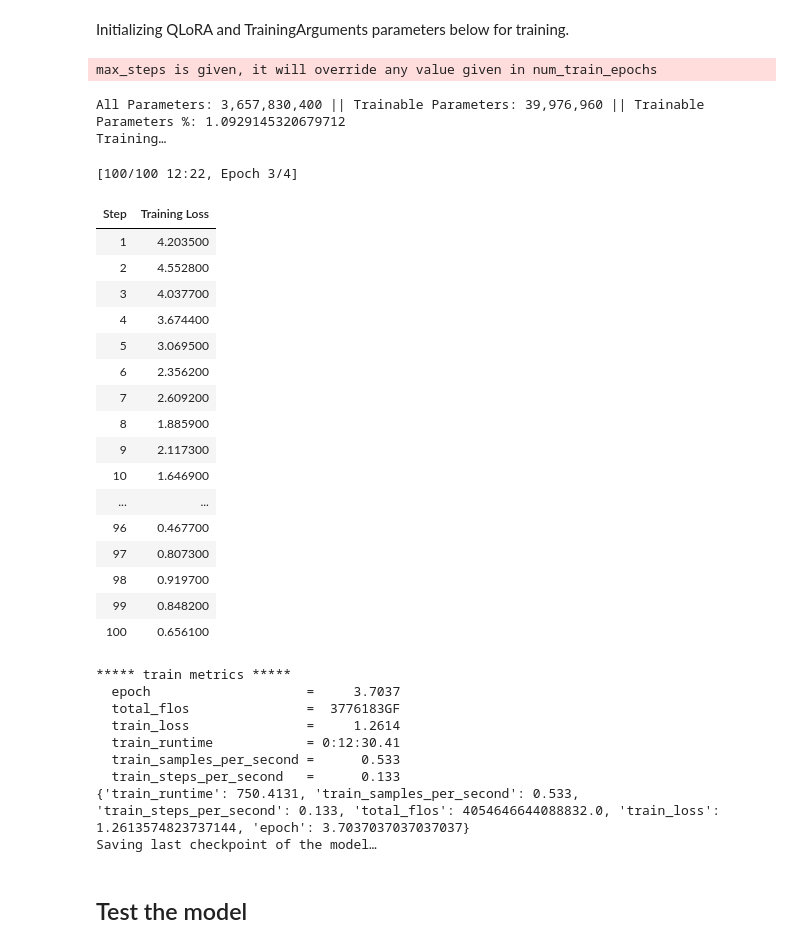
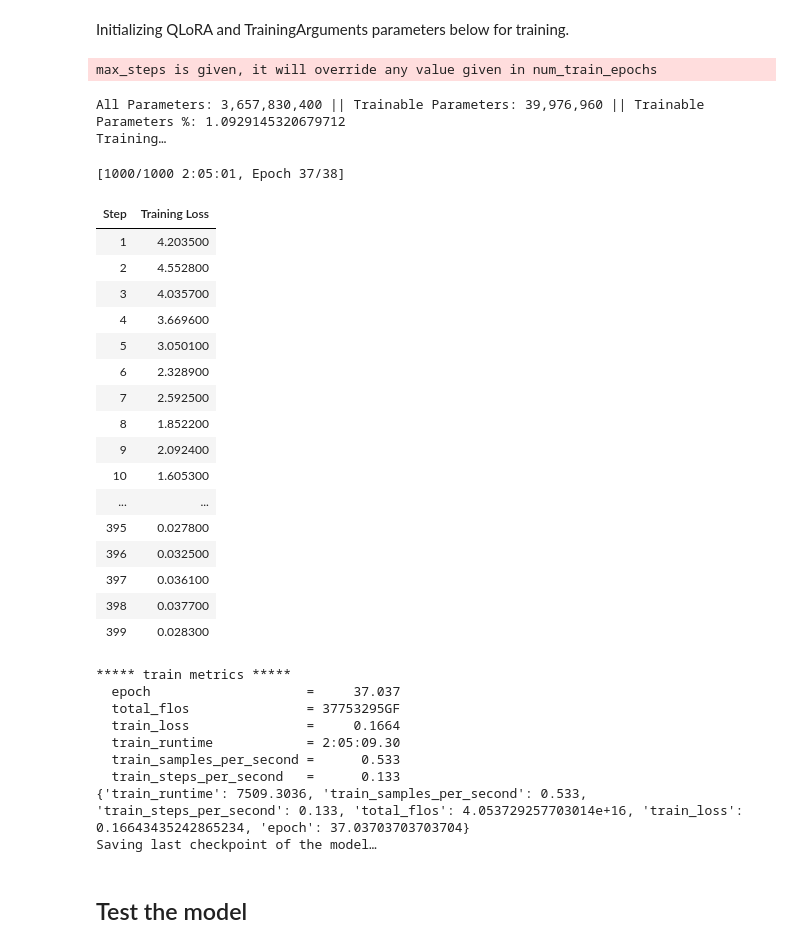
Before and after one commit to MattthiasSchedel/DAT55-Project4, a Jupyter notebook: Instruction-tuning.ipynb, the cells around one changed output. Cells and saved outputs as stored; diff of their text form; code cells hidden in the pictures.

Commit message:
new model 1000 steps

```diff
--- a/Instruction-tuning.ipynb
+++ b/Instruction-tuning.ipynb
@@ -470,7 +470,7 @@ learning_rate = 2e-4
 optim = "paged_adamw_32bit"
 
 # Number of training steps (overrides num_train_epochs)
-max_steps = 100
+max_steps = 1000
 
 # Linear warmup steps from 0 to learning_rate
 warmup_steps = 2
@@ -480,56 +480,56 @@ fp16 = True
 
 # Log every X updates steps
 logging_steps = 1
 
 """Calling the `fine_tune` function below to fine-tune or instruction-tune the pre-trained model on our preprocessed news classification instruction dataset."""
 
 fine_tune(model,
 tokenizer,
 preprocessed_dataset,
 lora_r,
 lora_alpha,
 lora_dropout,
 bias,
 task_type,
 per_device_train_batch_size,
 gradient_accumulation_steps,
 warmup_steps,
 max_steps,
 learning_rate,
 fp16,
 logging_steps,
 output_dir,
 optim)
 # %% [output]
 max_steps is given, it will override any value given in num_train_epochs
 All Parameters: 3,657,830,400 || Trainable Parameters: 39,976,960 || Trainable Parameters %: 1.0929145320679712
 Training…
-[100/100 12:22, Epoch 3/4]
+[1000/1000 2:05:01, Epoch 37/38]
 | Step | Training Loss |
 | 1 | 4.203500 |
 | 2 | 4.552800 |
-| 3 | 4.037700 |
-| 4 | 3.674400 |
-| 5 | 3.069500 |
-| 6 | 2.356200 |
-| 7 | 2.609200 |
-| 8 | 1.885900 |
-| 9 | 2.117300 |
-| 10 | 1.646900 |
+| 3 | 4.035700 |
+| 4 | 3.669600 |
+| 5 | 3.050100 |
+| 6 | 2.328900 |
+| 7 | 2.592500 |
+| 8 | 1.852200 |
+| 9 | 2.092400 |
+| 10 | 1.605300 |
 | ... | ... |
-| 96 | 0.467700 |
-| 97 | 0.807300 |
-| 98 | 0.919700 |
-| 99 | 0.848200 |
-| 100 | 0.656100 |
+| 395 | 0.027800 |
+| 396 | 0.032500 |
+| 397 | 0.036100 |
+| 398 | 0.037700 |
+| 399 | 0.028300 |
 ***** train metrics *****
-  epoch                    =     3.7037
-  total_flos               =  3776183GF
-  train_loss               =     1.2614
-  train_runtime            = 0:12:30.41
+  epoch                    =     37.037
+  total_flos               = 37753295GF
+  train_loss               =     0.1664
+  train_runtime            = 2:05:09.30
   train_samples_per_second =      0.533
   train_steps_per_second   =      0.133
-{'train_runtime': 750.4131, 'train_samples_per_second': 0.533, 'train_steps_per_second': 0.133, 'total_flos': 4054646644088832.0, 'train_loss': 1.2613574823737144, 'epoch': 3.7037037037037037}
+{'train_runtime': 7509.3036, 'train_samples_per_second': 0.533, 'train_steps_per_second': 0.133, 'total_flos': 4.053729257703014e+16, 'train_loss': 0.16643435242865234, 'epoch': 37.03703703703704}
 Saving last checkpoint of the model…
 # %% [markdown]
 ## Test the model
```
Also changed, not shown: parts of 9 cells of this notebook, 10 other files.
